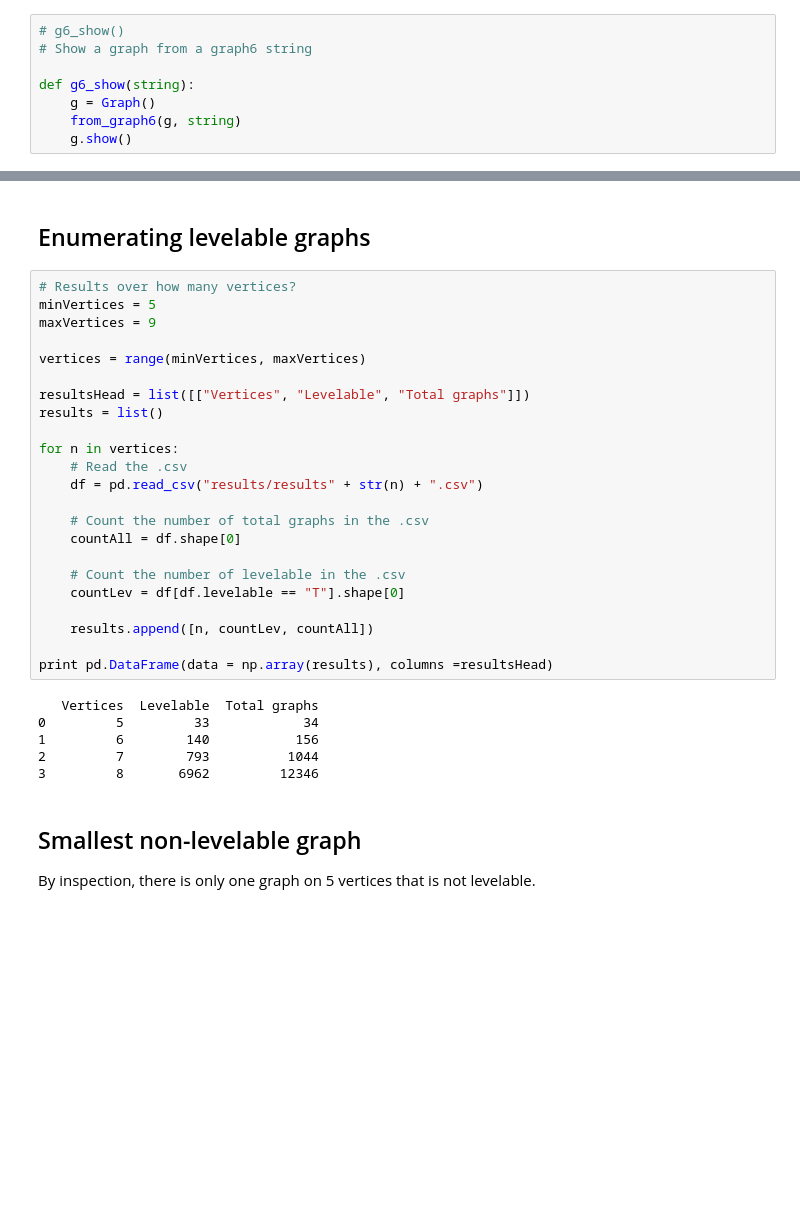
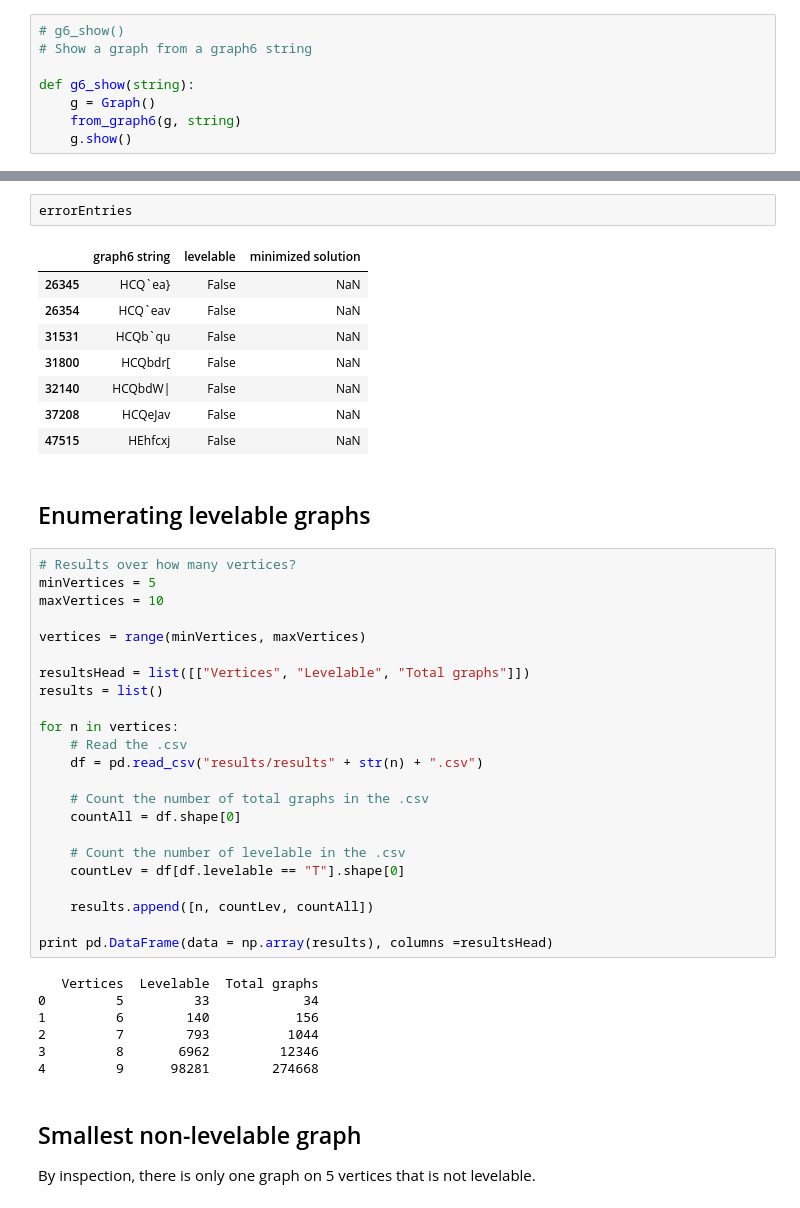
Before and after one commit to michael-chong/levelable, a Jupyter notebook: levelable_analysis.ipynb, the cells around one changed output, grey strips where cells are left out. Saved outputs shown, nothing was run; the diff lists cells and outputs as text; blank space fills up the shorter version.

```diff
--- a/levelable_analysis.ipynb
+++ b/levelable_analysis.ipynb
@@ -116,9 +277,20 @@ def g6_show(string):
+# %%
+errorEntries
+# %% [output]
+|  | graph6 string | levelable | minimized solution |
+| 26345 | HCQ`ea} | False | NaN |
+| 26354 | HCQ`eav | False | NaN |
+| 31531 | HCQb`qu | False | NaN |
+| 31800 | HCQbdr[ | False | NaN |
+| 32140 | HCQbdW| | False | NaN |
+| 37208 | HCQeJav | False | NaN |
+| 47515 | HEhfcxj | False | NaN |
 # %% [markdown]
 ## Enumerating levelable graphs
 # %%
 # Results over how many vertices?
 minVertices = 5
-maxVertices = 9
+maxVertices = 10
 
 vertices = range(minVertices, maxVertices)
 
@@ -144,6 +316,7 @@ print pd.DataFrame(data = np.array(results), columns =resultsHead)
 1         6        140           156
 2         7        793          1044
 3         8       6962         12346
+4         9      98281        274668
 # %% [markdown]
 ## Smallest non-levelable graph
 By inspection, there is only one graph on 5 vertices that is not levelable.
```
Also changed, not shown: parts of 13 cells of this notebook.
